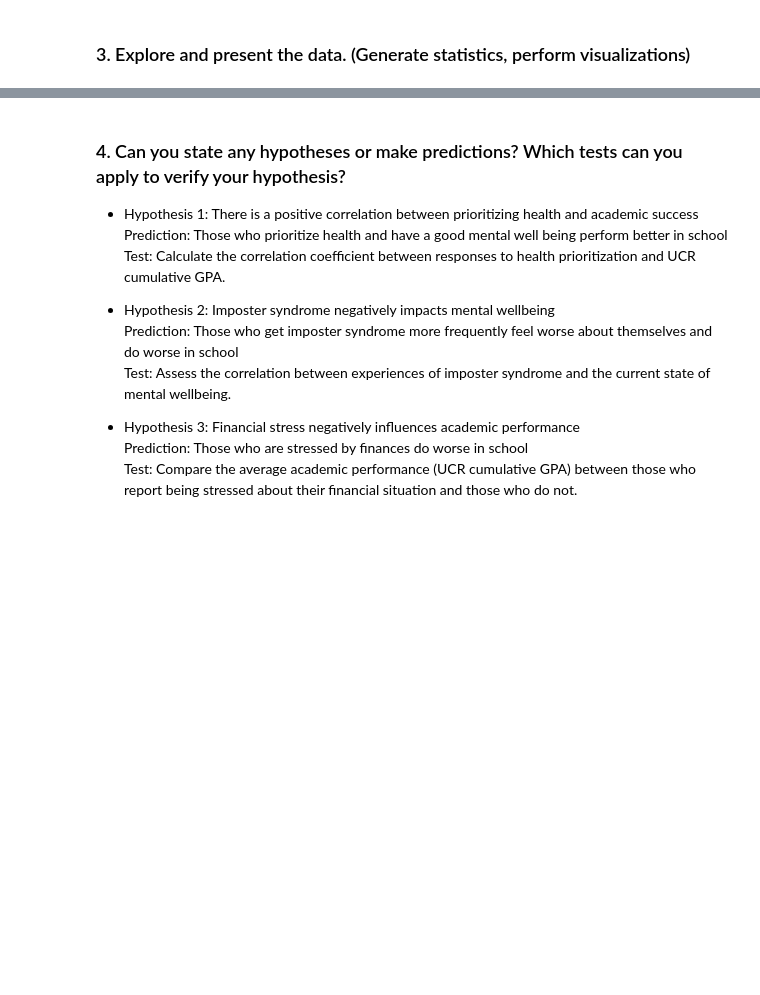
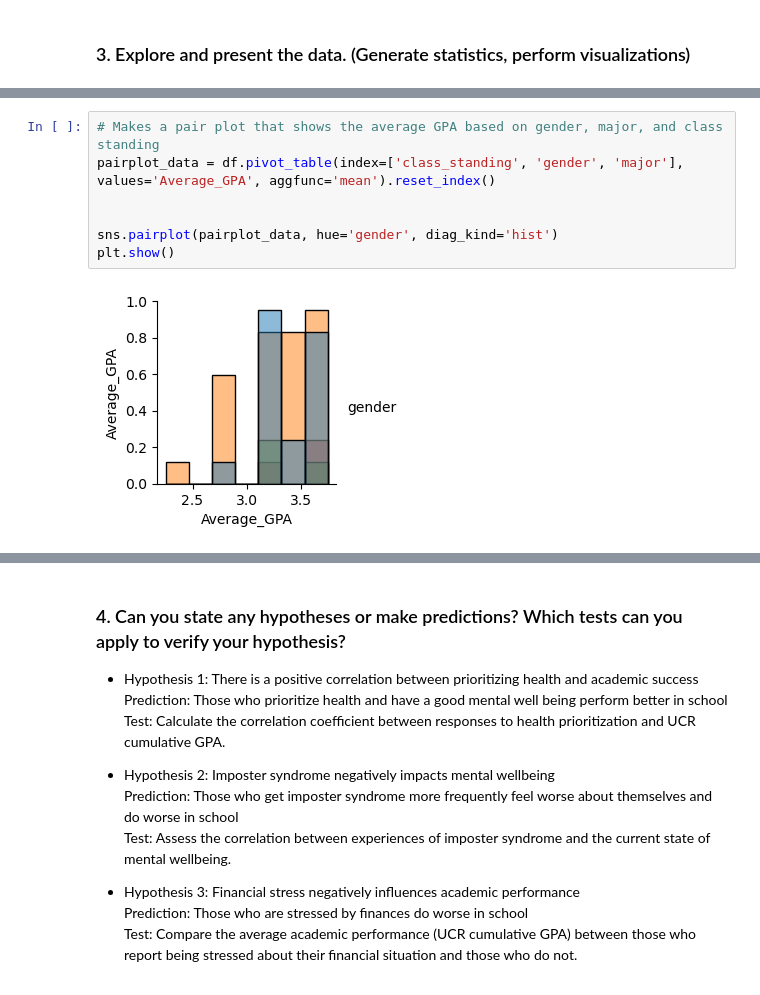
Before and after one commit to Jyro88/CS105MiniProject, a Jupyter notebook: lab5-6.ipynb, the cells around one changed output, grey strips where cells are left out. Drawn from its saved outputs; the diff is of its cells as text; blank space fills up the shorter version.

```diff
--- a/lab5-6.ipynb
+++ b/lab5-6.ipynb
@@ -34,0 +85,9 @@ df['Average_GPA'] = (df['Lower_GPA'] + df['Upper_GPA']) / 2
+# %%
+# Makes a pair plot that shows the average GPA based on gender, major, and class standing
+pairplot_data = df.pivot_table(index=['class_standing', 'gender', 'major'], values='Average_GPA', aggfunc='mean').reset_index()
+
+
+sns.pairplot(pairplot_data, hue='gender', diag_kind='hist')
+plt.show()
+# %% [output]
+[figure, added]
```
Also changed, not shown: parts of 7 cells of this notebook.
